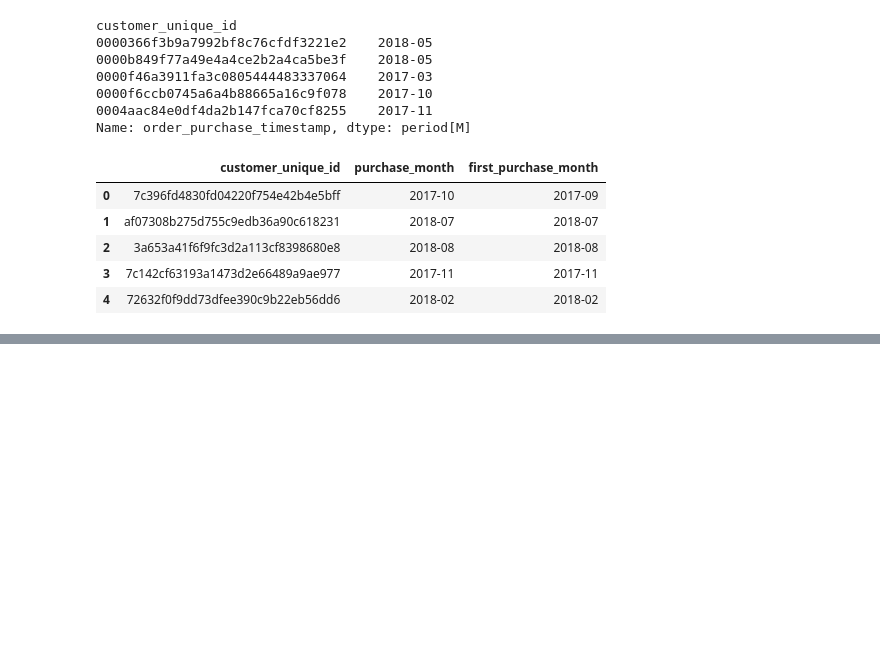
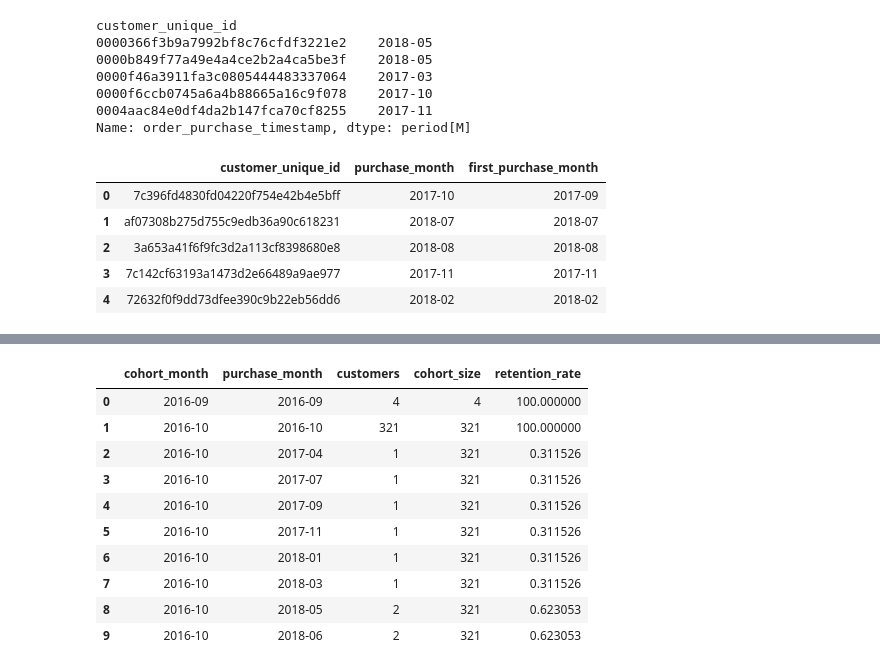
Before and after one commit to anujydv18-oss/AI-Sales-Analyst, a Jupyter notebook: notebooks/01_data_exploration.ipynb, the cells around one changed output, grey strips where cells are left out. Saved outputs shown, nothing was run; the diff lists cells and outputs as text; code cells hidden in the pictures; blank space fills up the shorter version.

```diff
--- a/notebooks/01_data_exploration.ipynb
+++ b/notebooks/01_data_exploration.ipynb
@@ -1329,0 +1492,25 @@ customer_orders[
+# %%
+cohort_data["cohort_size"] = (
+    cohort_data
+    .groupby("cohort_month")["customers"]
+    .transform("first")
+)
+
+cohort_data["retention_rate"] = (
+    cohort_data["customers"] /
+    cohort_data["cohort_size"] * 100
+)
+
+cohort_data.head(10)
+# %% [output]
+|  | cohort_month | purchase_month | customers | cohort_size | retention_rate |
+| 0 | 2016-09 | 2016-09 | 4 | 4 | 100.000000 |
+| 1 | 2016-10 | 2016-10 | 321 | 321 | 100.000000 |
+| 2 | 2016-10 | 2017-04 | 1 | 321 | 0.311526 |
+| 3 | 2016-10 | 2017-07 | 1 | 321 | 0.311526 |
+| 4 | 2016-10 | 2017-09 | 1 | 321 | 0.311526 |
+| 5 | 2016-10 | 2017-11 | 1 | 321 | 0.311526 |
+| 6 | 2016-10 | 2018-01 | 1 | 321 | 0.311526 |
+| 7 | 2016-10 | 2018-03 | 1 | 321 | 0.311526 |
+| 8 | 2016-10 | 2018-05 | 2 | 321 | 0.623053 |
+| 9 | 2016-10 | 2018-06 | 2 | 321 | 0.623053 |
```
Also changed, not shown: parts of 14 cells of this notebook.
